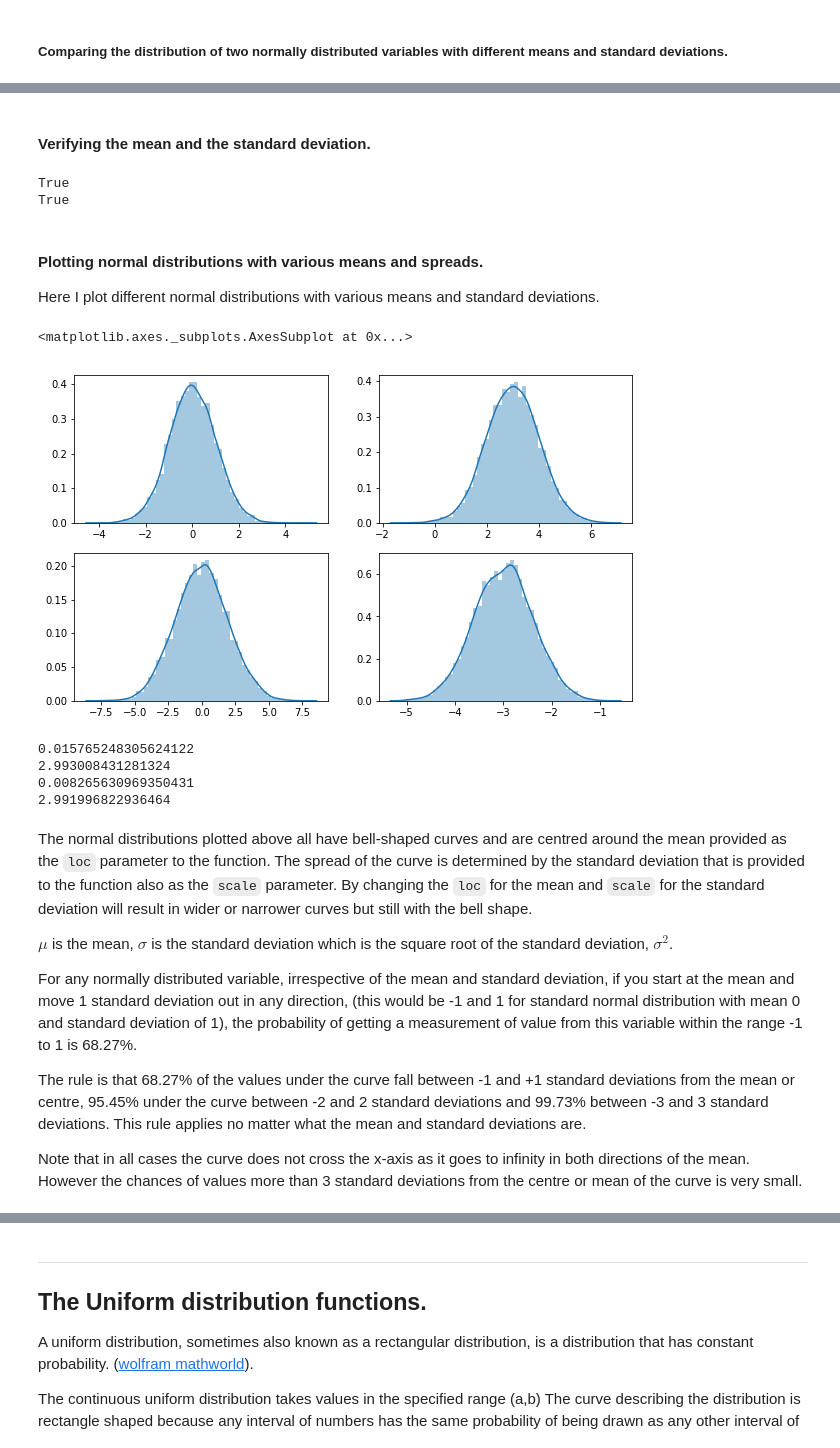
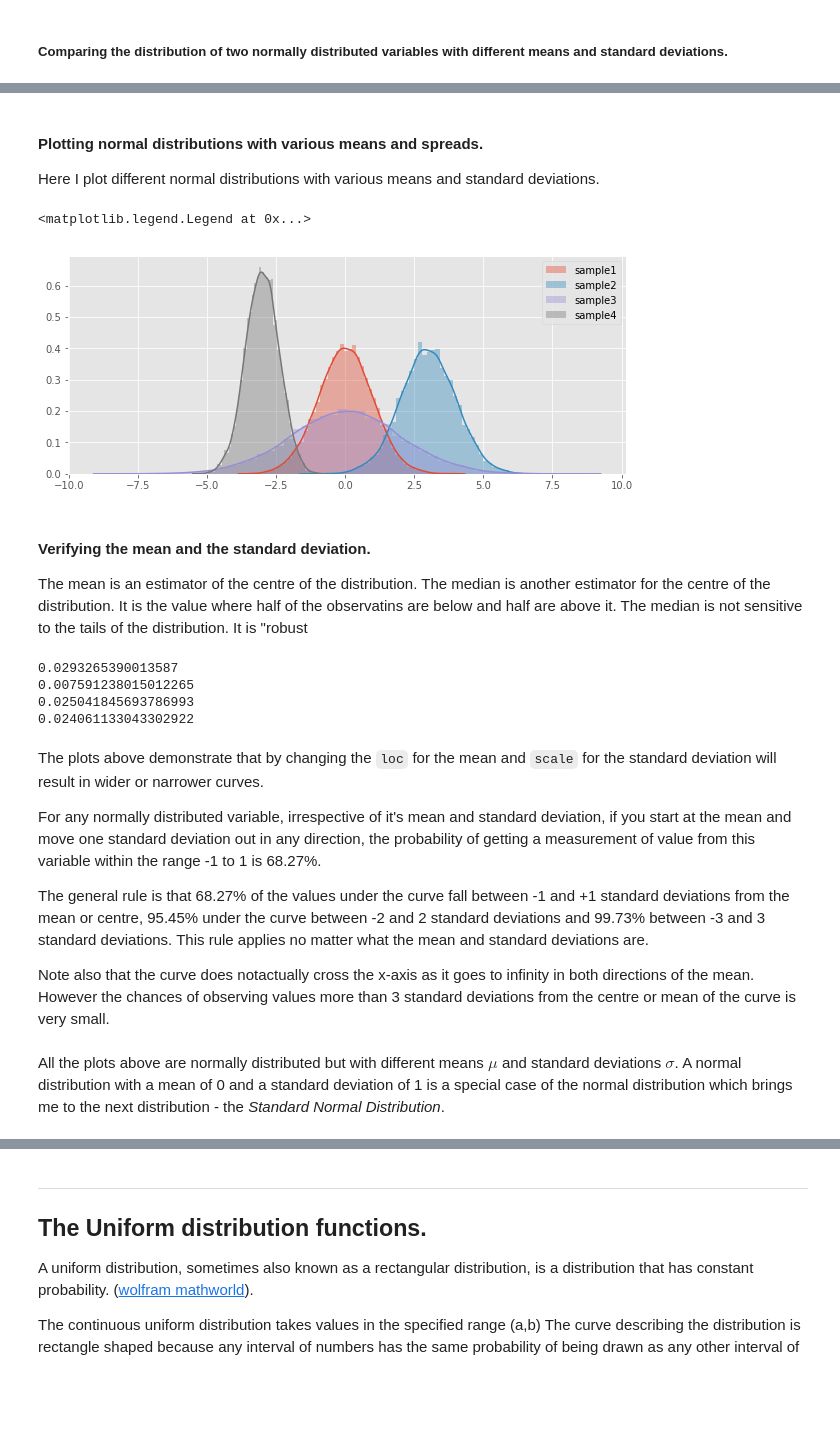
Before and after one commit to angela1C/Programming-for-Data-Analysis-numpy.random-project-2019, a Jupyter notebook: NumpyRandom.ipynb, the cells around one changed output, grey strips where cells are left out. Saved outputs shown, nothing was run; the diff lists cells and outputs as text; code cells hidden in the pictures; blank space fills up the shorter version.

```diff
--- a/NumpyRandom.ipynb
+++ b/NumpyRandom.ipynb
@@ -940,52 +944,48 @@ plt.hist(x, bins = 30)
-# %% [markdown]
-#### Verifying the mean and the standard deviation.
-# %%
-print(abs(mu - np.mean(s)) < 0.01 ) # verifying the mean
-print(abs(sigma - np.std(s, ddof=1)) < 0.01) # verifying the standard deviation
-# %% [output]
-True
-True
 # %% [markdown]
 #### Plotting normal distributions with various means and spreads.
 
 Here I plot different normal distributions with various means and standard deviations.
 # %%
-f, axes = plt.subplots(2, 2, figsize=(10, 6), sharex=False)
+# Generate a random datasets using random.normal
+sample1 = np.random.normal(0,1,10000)
+sample2 = np.random.normal(3,1,10000)
+sample3 = np.random.normal(0,2,10000)
+sample4 = np.random.normal(-3,0.6, 10000)
 
-# Generate a random datasets using random.standard_normal
-x1 = np.random.normal(0,1,10000)
-x2 = np.random.normal(3,1,10000)
-x3 = np.random.normal(0,2,10000)
-x4 = np.random.normal(-3,0.6, 10000)
-
-
-sns.distplot(x1, ax=axes[0, 0])
-sns.distplot(x2, ax=axes[0, 1])
-sns.distplot(x3,ax=axes[1, 0])
-sns.distplot(x4, ax=axes[1, 1])
+# using seaborn distplot functions to plot
+sns.distplot(sample1,label="sample1")
+sns.distplot(sample2, label ="sample2")
+sns.distplot(sample3, label="sample3")
+sns.distplot(sample4, label ="sample4")
+plt.legend(loc="best")
 # %% [output]
-<matplotlib.axes._subplots.AxesSubplot at 0x...>
+<matplotlib.legend.Legend at 0x...>
-[figure, old version]
+[figure, new version]
+# %% [markdown]
+#### Verifying the mean and the standard deviation.
+The mean is an estimator of the centre of the distribution. The median is another estimator for the centre of the distribution. It is the value where half of the observatins are below and half are above it.
+The median is not sensitive to the tails of the distribution. It is "robust
 # %%
-print(np.mean(x1))
-print(np.mean(x2))
-print(np.median(x1))
-print(np.median(x2))
+np.set_printoptions(precision=4)
+print(np.mean(sample1))
+print(np.median(sample1))
+print(np.mean(sample2))
+print(np.median(sample2))
 # %% [output]
-0.015765248305624122
-2.993008431281324
-0.008265630969350431
-2.991996822936464
+0.0293265390013587
+0.007591238015012265
+0.025041845693786993
+0.024061133043302922
 # %% [markdown]
-The normal distributions plotted above all have bell-shaped curves and are centred around the mean provided as the `loc` parameter to the function. The spread of the curve is determined by the standard deviation that is provided to the function also as the `scale` parameter.
-By changing the `loc` for the mean and `scale` for the standard deviation will result in wider or narrower curves but still with the bell shape.
+The plots above demonstrate that by changing the `loc` for the mean and `scale` for the standard deviation will result in wider or narrower curves.
 
-$\mu$ is the mean, $\sigma$ is the standard deviation which is the square root of the standard deviation, $\sigma^2$.
+For any normally distributed variable, irrespective of it's mean and standard deviation, if you start at the mean and move one standard deviation out in any direction, the probability of getting a measurement of value from this variable within the range -1 to 1 is 68.27%.
 
-For any normally distributed variable, irrespective of the mean and standard deviation, if you start at the mean and move 1 standard deviation out in any direction, (this would be -1 and 1 for standard normal distribution with mean 0 and standard deviation of 1), the probability of getting a measurement of value from this variable within the range -1 to 1 is 68.27%.
-
-The rule is that 68.27% of the values under the curve fall between -1 and +1 standard deviations from the mean or centre, 95.45% under the curve between -2 and 2 standard deviations and 99.73% between -3 and 3 standard deviations.
+The general rule is that 68.27% of the values under the curve fall between -1 and +1 standard deviations from the mean or centre, 95.45% under the curve between -2 and 2 standard deviations and 99.73% between -3 and 3 standard deviations.
 This rule applies no matter what the mean and standard deviations are.
 
-Note that in all cases the curve does not cross the x-axis as it goes to infinity in both directions of the mean. However the chances of values more than 3 standard deviations from the centre or mean of the curve is very small.
+Note also that the curve does notactually cross the x-axis as it goes to infinity in both directions of the mean. However the chances of observing values more than 3 standard deviations from the centre or mean of the curve is very small.
+# %% [markdown]
+All the plots above are normally distributed but with different means $\mu$ and standard deviations $\sigma$.
+A normal distribution with a mean of 0 and a standard deviation of 1 is a special case of the normal distribution which brings me to the next distribution  - the *Standard Normal Distribution*.
 # %% [markdown]
```
Also changed, not shown: parts of 32 cells of this notebook, 4 other files.
